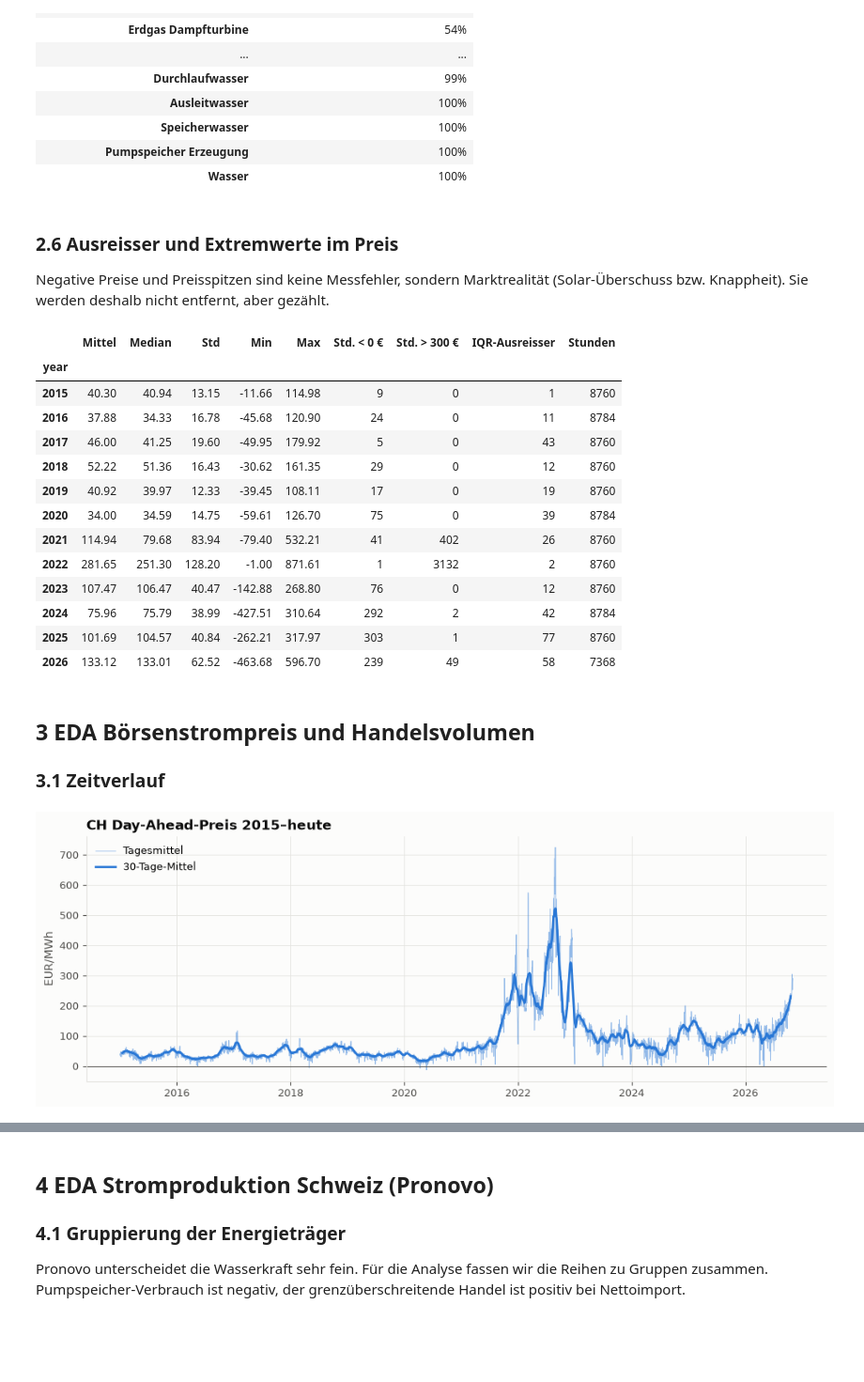
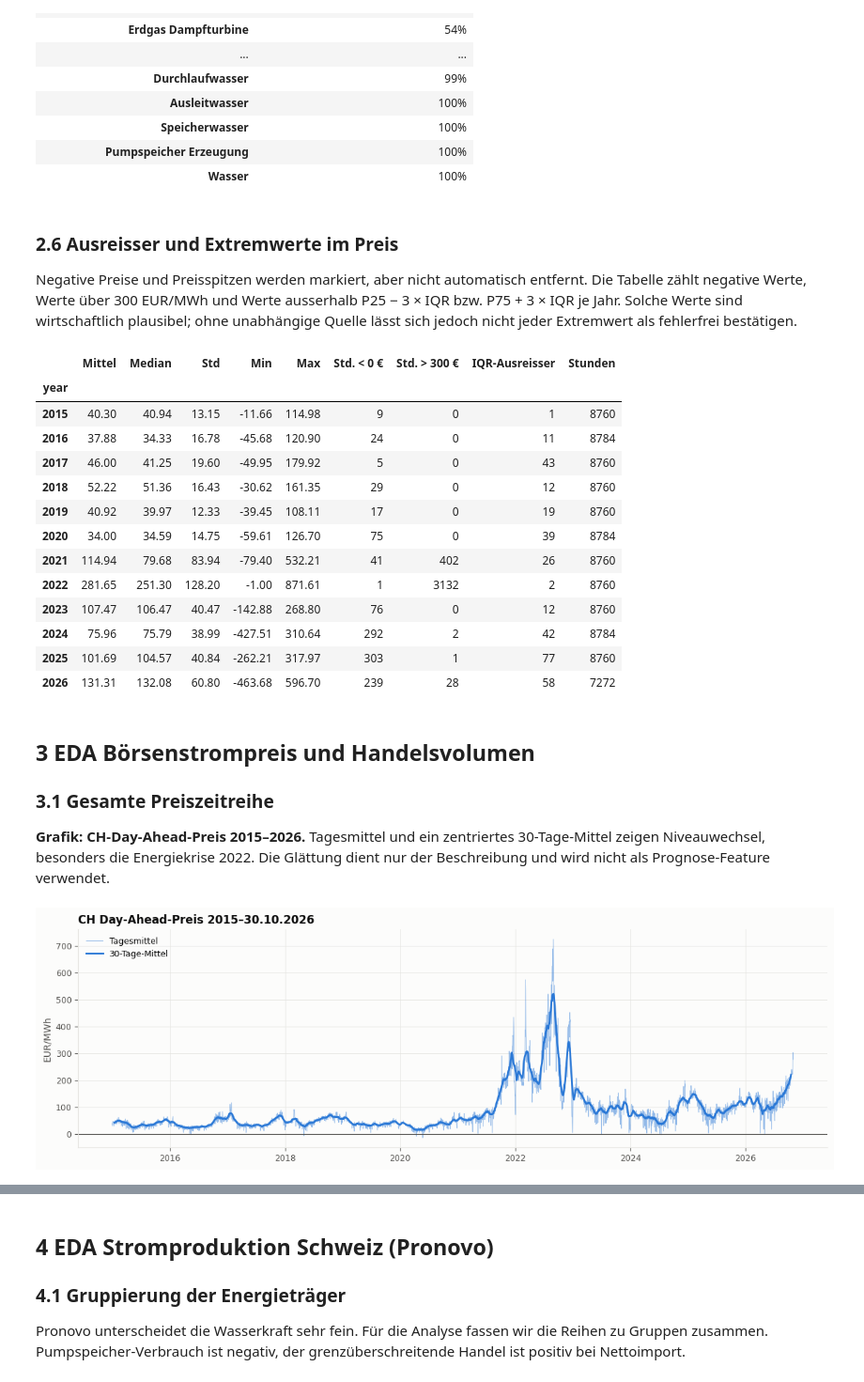
Before and after one commit to aaron04648/AI-EMS, a Jupyter notebook: notebooks/01_data_understanding.ipynb, the cells around one changed output, grey strips where cells are left out. Shown at 94% size. Drawn from its saved outputs; the diff is of its cells as text; code cells hidden in the pictures; blank space fills up the shorter version.

```diff
--- a/notebooks/01_data_understanding.ipynb
+++ b/notebooks/01_data_understanding.ipynb
@@ -55,7 +54,8 @@ RAW.mkdir(parents=True, exist_ok=True)
 FIG.mkdir(parents=True, exist_ok=True)
 
 TZ = "Europe/Zurich"
-NOW = pd.Timestamp.now(tz=TZ)
+NOW = pd.Timestamp("2026-10-30", tz=TZ)
+END = NOW.normalize() + pd.DateOffset(days=1)
 PRICE_YEARS = range(2015, NOW.year + 1)    # Day-Ahead CH ab 2015 (wie analysis/06_zielwert.py)
 POWER_YEARS = range(2020, NOW.year + 1)    # Pronovo-Daten gibt es auf Energy-Charts ab 2020
 
@@ -70,12 +70,13 @@ plt.rcParams.update({
     "axes.spines.top": False, "axes.spines.right": False, "axes.prop_cycle": cycler(color=COLORS),
     "xtick.color": INK_2, "ytick.color": INK_2, "xtick.labelsize": 9, "ytick.labelsize": 9,
     "lines.linewidth": 1.5, "legend.frameon": False, "legend.fontsize": 9,
-    "figure.dpi": 100, "savefig.dpi": 150, "savefig.bbox": "tight",
+    "figure.dpi": 100, "savefig.dpi": 180, "savefig.bbox": "tight",
 })
 pd.set_option("display.float_format", "{:,.2f}".format)
 
 
 def save(fig, name: str) -> None:
+    fig.tight_layout()
     fig.savefig(FIG / name)
 # %% [markdown]
 ## 1 Daten laden
@@ -91,14 +90,19 @@ Abgeschlossene Jahre werden aus dem Cache gelesen, das laufende Jahr wird immer
 BASE = "https://www.energy-charts.info/charts"
 
 
-def fetch_year(kind: str, path: str, year: int) -> list[dict] | None:
+def fetch_year(kind: str, path: str, year: int) -> list[dict]:
     cache = RAW / kind / f"{year}.json"
-    if cache.exists() and year < NOW.year:
+    if cache.exists():
         return json.loads(cache.read_text(encoding="utf-8"))
-    r = requests.get(f"{BASE}/{path}".format(year=year), timeout=120)
-    time.sleep(1)  # Server schonen
-    if r.status_code != 200:
-        return None
+    url = f"{BASE}/{path}".format(year=year)
+    for attempt in range(4):
+        r = requests.get(url, timeout=120)
+        time.sleep(1)
+        if r.status_code not in (429, 500, 502, 503, 504):
+            break
+        print(f"HTTP {r.status_code}: {url}; Versuch {attempt + 1}/4")
+        time.sleep(5 * (attempt + 1))
+    r.raise_for_status()
     cache.parent.mkdir(parents=True, exist_ok=True)
     cache.write_text(r.text, encoding="utf-8")
     return r.json()
@@ -107,20 +111,20 @@ def fetch_year(kind: str, path: str, year: int) -> list[dict] | None:
 def to_frame(series: list[dict]) -> pd.DataFrame:
     index = pd.to_datetime(series[0]["xAxisValues"], unit="ms", utc=True)
     cols = {s["name"]["de"] if isinstance(s["name"], dict) else s["name"][0]["de"]: s["data"] for s in series}
-    return pd.DataFrame(cols, index=index).apply(pd.to_numeric, errors="coerce")
+    return pd.DataFrame(cols, index=index).apply(pd.to_numeric, errors="raise")
 
 
 def load(kind: str, path: str, years) -> tuple[pd.DataFrame, dict]:
     parts, meta = [], {}
     for y in years:
         series = fetch_year(kind, path, y)
-        if series is None:
-            print(f"{kind} {y}: nicht verfügbar")
-            continue
         parts.append(to_frame(series))
         meta = {k: v for k, v in series[0].items() if k not in ("data", "xAxisValues")}
     df = pd.concat(parts).sort_index()
+    duplicates = int(df.index.duplicated(keep="last").sum())
+    print(f"{kind}: {duplicates} doppelte Zeitstempel an Jahresgrenzen zusammengeführt")
     df = df[~df.index.duplicated(keep="last")]
+    df = df[df.index < END]
     df.index.name = "time_utc"
     return df, meta
 
@@ -353,11 +377,13 @@ eff.to_frame("Anteil Änderungen innerhalb der Stunde").style.format("{:.0%}")
 # %% [markdown]
 ### 2.6 Ausreisser und Extremwerte im Preis
 
-Negative Preise und Preisspitzen sind keine Messfehler, sondern Marktrealität (Solar-Überschuss bzw.
-Knappheit). Sie werden deshalb nicht entfernt, aber gezählt.
+Negative Preise und Preisspitzen werden markiert, aber nicht automatisch entfernt.
+Die Tabelle zählt negative Werte, Werte über 300 EUR/MWh und Werte ausserhalb
+P25 − 3 × IQR bzw. P75 + 3 × IQR je Jahr. Solche Werte sind wirtschaftlich plausibel;
+ohne unabhängige Quelle lässt sich jedoch nicht jeder Extremwert als fehlerfrei bestätigen.
 # %%
-# Für Jahresvergleiche: stündliche Preise (15-min-Werte ab 10/2025 zu Stundenmitteln)
-price_h = price.resample("1h").agg({"price": "mean", "volume": "sum"}).dropna(subset=["price"])
+# Einheitliches Stundenraster; Volumen-NaN bleiben auch nach Aggregation sichtbar.
+price_h = price.resample("1h").agg({"price": "mean", "volume": lambda s: s.sum(min_count=1)}).dropna(subset=["price"])
 local = price_h.index.tz_convert(TZ)
 price_h["year"], price_h["month"], price_h["hour"] = local.year, local.month, local.hour
 price_h["weekend"] = local.day_of_week >= 5
@@ -390,21 +416,25 @@ yearly
 | 2023 | 107.47 | 106.47 | 40.47 | -142.88 | 268.80 | 76 | 0 | 12 | 8760 |
 | 2024 | 75.96 | 75.79 | 38.99 | -427.51 | 310.64 | 292 | 2 | 42 | 8784 |
 | 2025 | 101.69 | 104.57 | 40.84 | -262.21 | 317.97 | 303 | 1 | 77 | 8760 |
-| 2026 | 133.12 | 133.01 | 62.52 | -463.68 | 596.70 | 239 | 49 | 58 | 7368 |
+| 2026 | 131.31 | 132.08 | 60.80 | -463.68 | 596.70 | 239 | 28 | 58 | 7272 |
 # %% [markdown]
 ## 3 EDA Börsenstrompreis und Handelsvolumen
 
-### 3.1 Zeitverlauf
+### 3.1 Gesamte Preiszeitreihe
+
+**Grafik: CH-Day-Ahead-Preis 2015–2026.** Tagesmittel und ein zentriertes 30-Tage-Mittel
+zeigen Niveauwechsel, besonders die Energiekrise 2022. Die Glättung dient nur der
+Beschreibung und wird nicht als Prognose-Feature verwendet.
 # %%
 fig, ax = plt.subplots(figsize=(12, 4))
 daily = price_h["price"].tz_convert(TZ).resample("D").mean()
 ax.plot(daily.index, daily, color=COLORS[0], linewidth=0.6, alpha=0.5, label="Tagesmittel")
 ax.plot(daily.index, daily.rolling(30, center=True).mean(), color=COLORS[0], linewidth=2, label="30-Tage-Mittel")
 ax.axhline(0, color=INK_2, linewidth=0.8)
-ax.set_title("CH Day-Ahead-Preis 2015–heute")
+ax.set_title("CH Day-Ahead-Preis 2015–30.10.2026")
 ax.set_ylabel("EUR/MWh")
 ax.legend(loc="upper left")
 save(fig, "01_preis_zeitverlauf.png")
 # %% [output]
-[figure, old version]
+[figure, new version]
 # %% [markdown]
```
Also changed, not shown: parts of 48 cells of this notebook, 19 other files.
